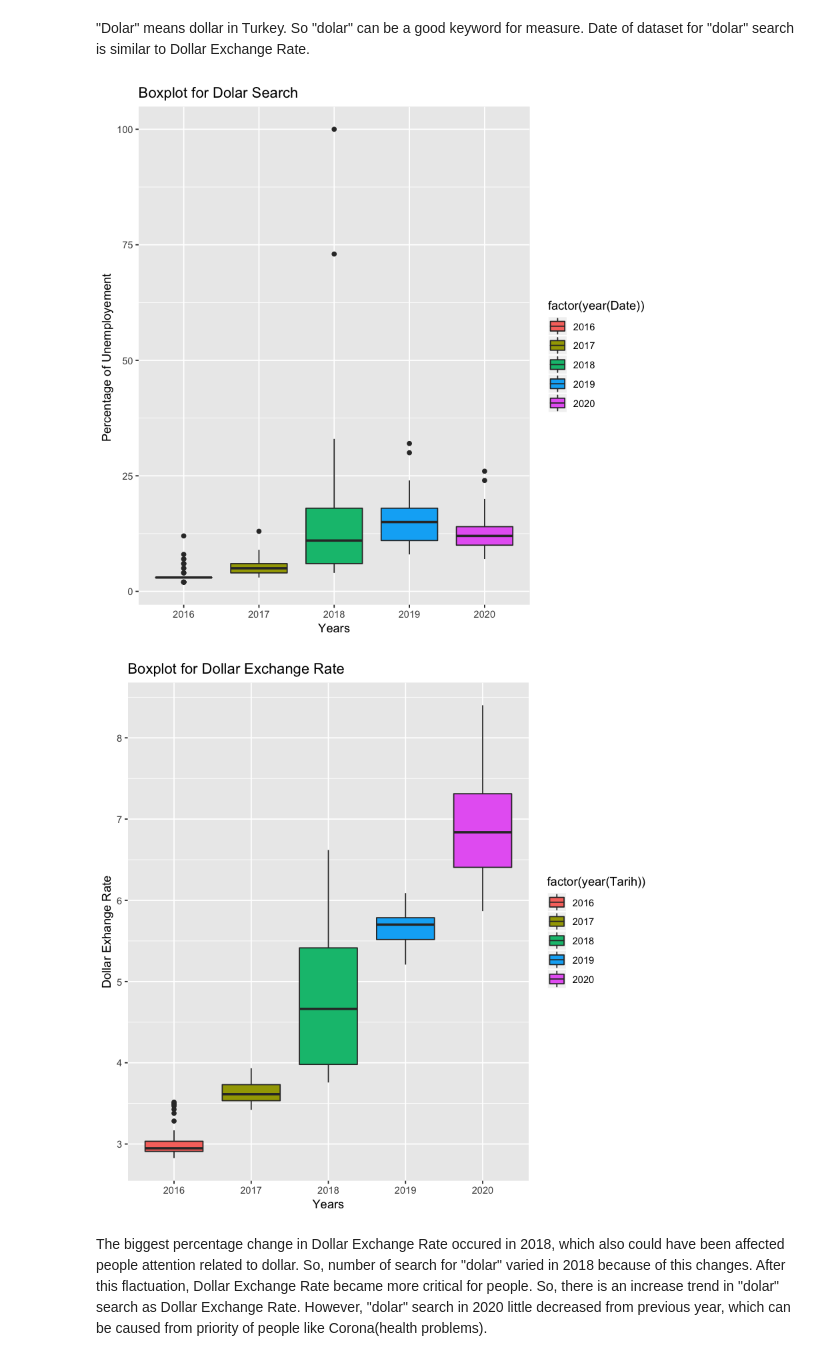
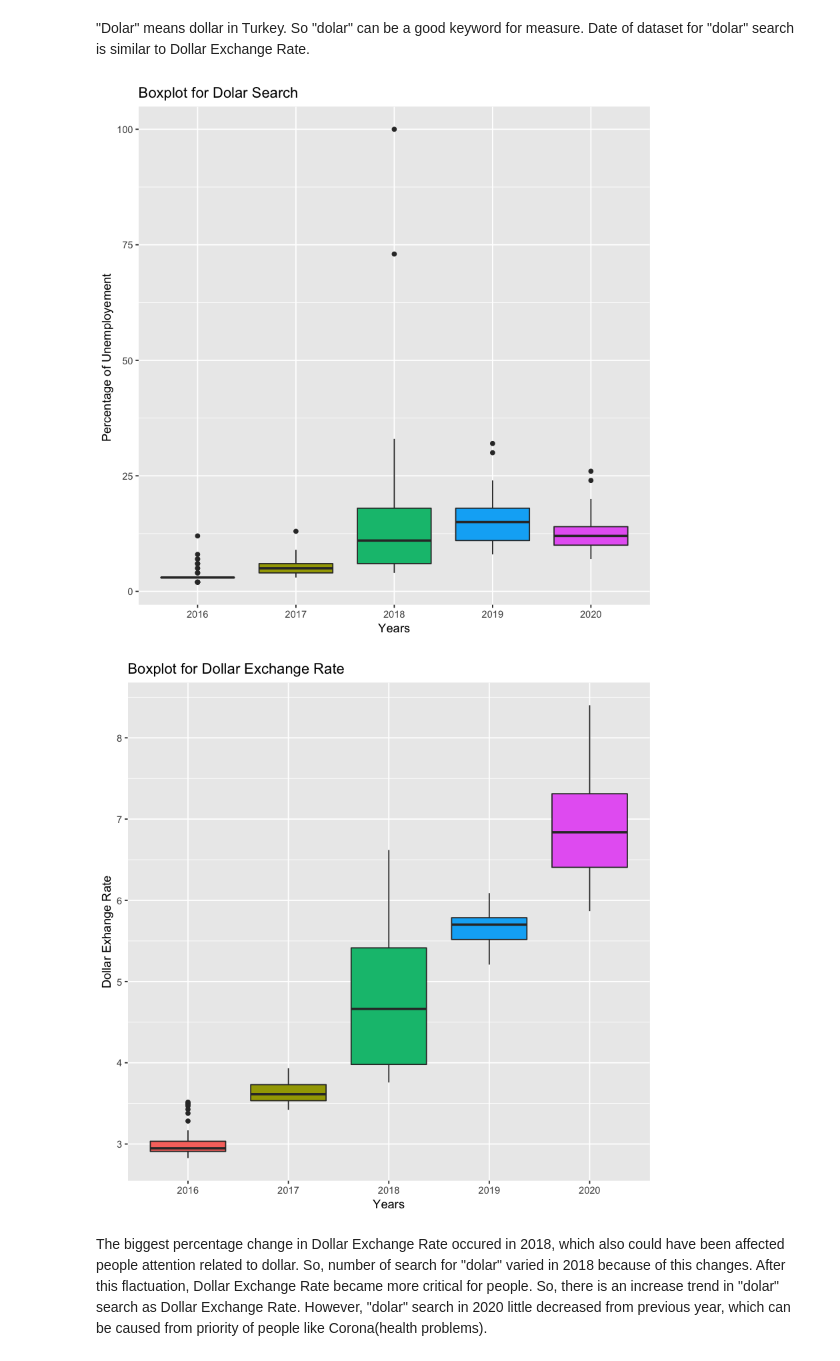
Before and after one commit to BU-IE-360/fall20-mbahadir, a Jupyter notebook: Homework1/Homework1.ipynb, the cells around one changed output. Drawn from its saved outputs; the diff is of its cells as text; code cells hidden in the pictures.

```diff
--- a/Homework1/Homework1.ipynb
+++ b/Homework1/Homework1.ipynb
@@ -146,14 +146,16 @@ dolar_sr$Week=week(dolar_sr$Date)
 "Dolar" means dollar in Turkey. So "dolar" can be a good keyword for measure. Date of dataset for "dolar" search is similar to Dollar Exchange Rate.
 # %%
 ggplot(dolar_sr,aes(x=factor(year(Date)),y=Search))+ geom_boxplot(aes(fill=factor(year(Date))))+
-  xlab("Years") + ylab("Percentage of Unemployement ")+ ggtitle("Boxplot for Dolar Search")
+  xlab("Years") + ylab("Percentage of Unemployement ")+ ggtitle("Boxplot for Dolar Search")+
+  theme(legend.position = "none")
 # %% [output]
-[figure, old version]
+[figure, new version]
 # %%
 ggplot(EVDS,aes(x=factor(year(Tarih)),y=TP.DK.USD.A.EF.YTL))+ geom_boxplot(aes(fill=factor(year(Tarih))))+
-  xlab("Years") + ylab("Dollar Exhange Rate")+ ggtitle("Boxplot for Dollar Exchange Rate")
+  xlab("Years") + ylab("Dollar Exhange Rate")+ ggtitle("Boxplot for Dollar Exchange Rate")+
+  theme(legend.position = "none")
 # %% [output]
-[figure, old version]
+[figure, new version]
 # %% [markdown]
 The biggest percentage change in Dollar Exchange Rate occured in 2018, which also could have been affected people attention related to dollar. So, number of search for "dolar" varied in 2018 because of this changes. After this flactuation, Dollar Exchange Rate became more critical for people. So, there is an increase trend in "dolar" search as Dollar Exchange Rate. However, "dolar" search in 2020 little decreased from previous year, which can be caused from priority of people like Corona(health problems).
 # %%
```
Also changed, not shown: parts of 4 cells of this notebook, 7 other files.
